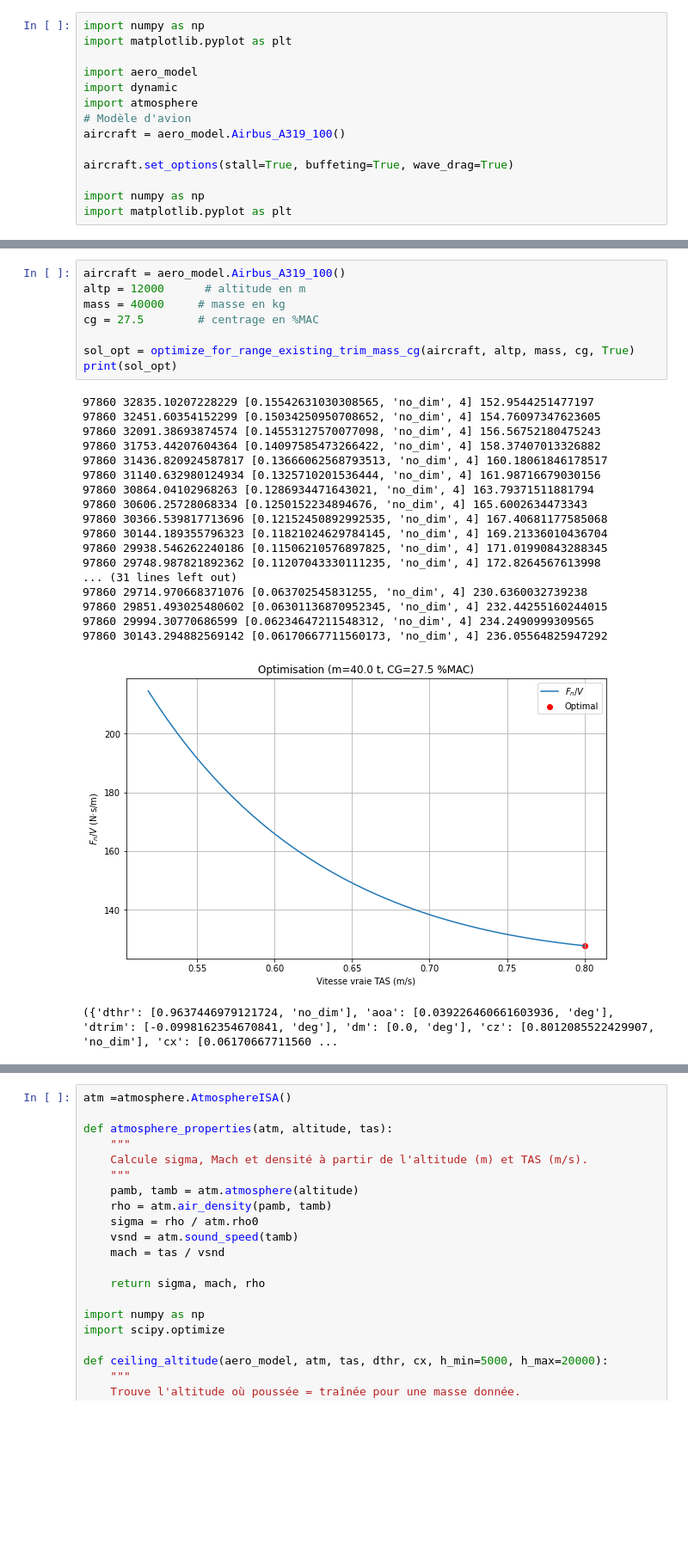
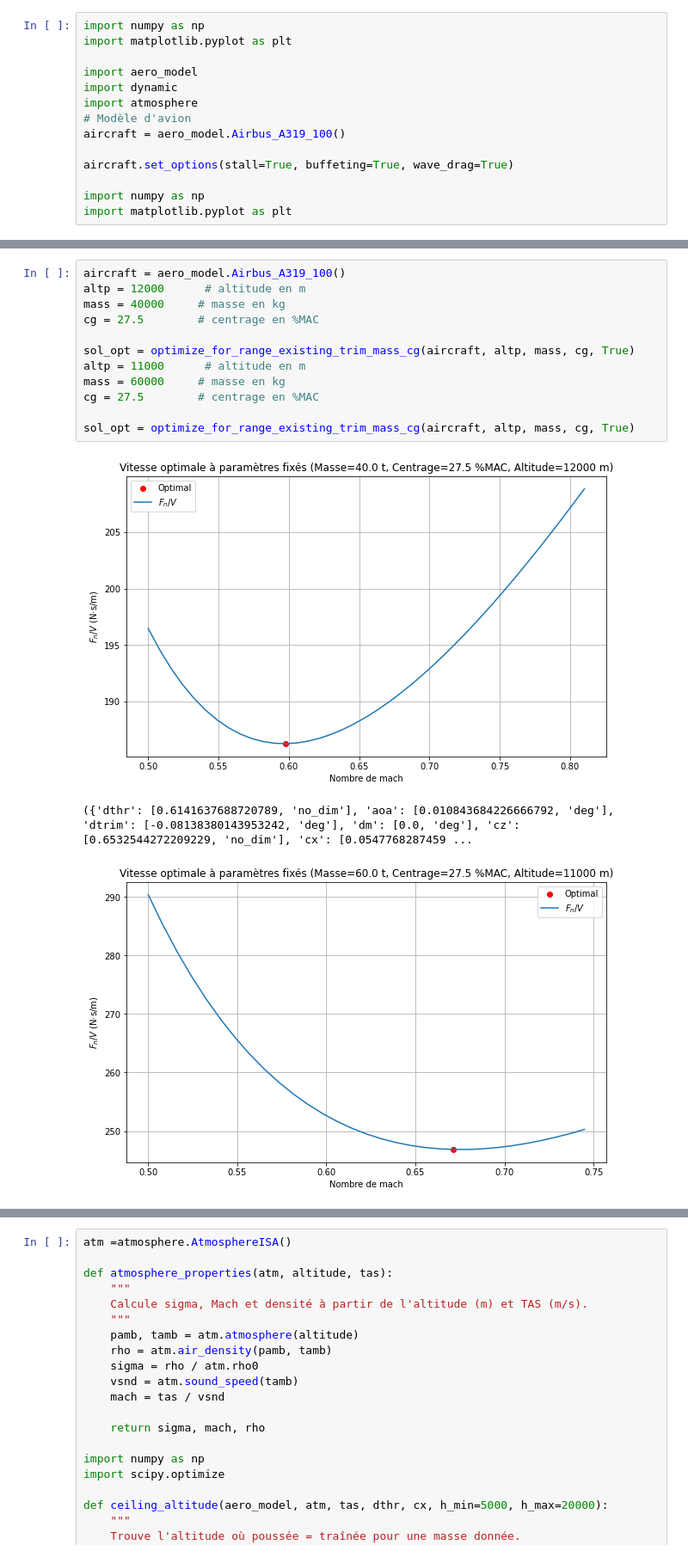
Before and after one commit to Math07170/BEAVION, a Jupyter notebook: je vais me pendre.ipynb, the cells around one changed output, grey strips where cells are left out. Shown at 86% size. Drawn from its saved outputs; the diff is of its cells as text; blank space fills up the shorter version.

```diff
--- a/je vais me pendre.ipynb
+++ b/je vais me pendre.ipynb
@@ -80,28 +79,16 @@ def optimize_for_range_existing_trim_mass_cg(aero_m, altp, mass, cg_pct_mac, plo
 # %%
 aircraft = aero_model.Airbus_A319_100()
 altp = 12000      # altitude en m
 mass = 40000     # masse en kg
 cg = 27.5        # centrage en %MAC
 
 sol_opt = optimize_for_range_existing_trim_mass_cg(aircraft, altp, mass, cg, True)
-print(sol_opt)
+altp = 11000      # altitude en m
+mass = 60000     # masse en kg
+cg = 27.5        # centrage en %MAC
+
+sol_opt = optimize_for_range_existing_trim_mass_cg(aircraft, altp, mass, cg, True)
 # %% [output]
+[figure, new version]
-97860 32835.10207228229 [0.15542631030308565, 'no_dim', 4] 152.9544251477197
-97860 32451.60354152299 [0.15034250950708652, 'no_dim', 4] 154.76097347623605
-97860 32091.38693874574 [0.14553127570077098, 'no_dim', 4] 156.56752180475243
-97860 31753.44207604364 [0.14097585473266422, 'no_dim', 4] 158.37407013326882
-97860 31436.820924587817 [0.13666062568793513, 'no_dim', 4] 160.18061846178517
-97860 31140.632980124934 [0.1325710201536444, 'no_dim', 4] 161.98716679030156
-97860 30864.04102968263 [0.1286934471643021, 'no_dim', 4] 163.79371511881794
-97860 30606.25728068334 [0.1250152234894676, 'no_dim', 4] 165.6002634473343
-97860 30366.539817713696 [0.12152450892992535, 'no_dim', 4] 167.40681177585068
-97860 30144.189355796323 [0.11821024629784145, 'no_dim', 4] 169.21336010436704
-97860 29938.546262240186 [0.11506210576897825, 'no_dim', 4] 171.01990843288345
-97860 29748.987821892362 [0.11207043330111235, 'no_dim', 4] 172.8264567613998
-... (31 lines left out)
-97860 29714.970668371076 [0.063702545831255, 'no_dim', 4] 230.6360032739238
-97860 29851.493025480602 [0.06301136870952345, 'no_dim', 4] 232.44255160244015
-97860 29994.30770686599 [0.06234647211548312, 'no_dim', 4] 234.2490999309565
-97860 30143.294882569142 [0.06170667711560173, 'no_dim', 4] 236.05564825947292
+({'dthr': [0.6141637688720789, 'no_dim'], 'aoa': [0.010843684226666792, 'deg'], 'dtrim': [-0.08138380143953242, 'deg'], 'dm': [0.0, 'deg'], 'cz': [0.6532544272209229, 'no_dim'], 'cx': [0.0547768287459 ...
-[figure, old version]
-({'dthr': [0.9637446979121724, 'no_dim'], 'aoa': [0.039226460661603936, 'deg'], 'dtrim': [-0.0998162354670841, 'deg'], 'dm': [0.0, 'deg'], 'cz': [0.8012085522429907, 'no_dim'], 'cx': [0.06170667711560 ...
+[figure, added]
```
Also changed, not shown: parts of 3 cells of this notebook, 3 other files.
